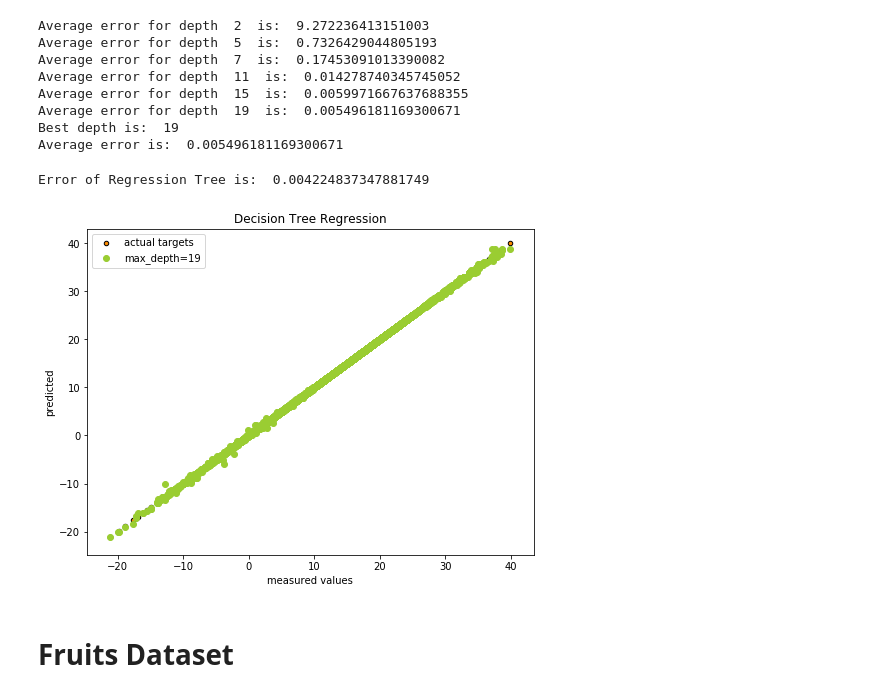
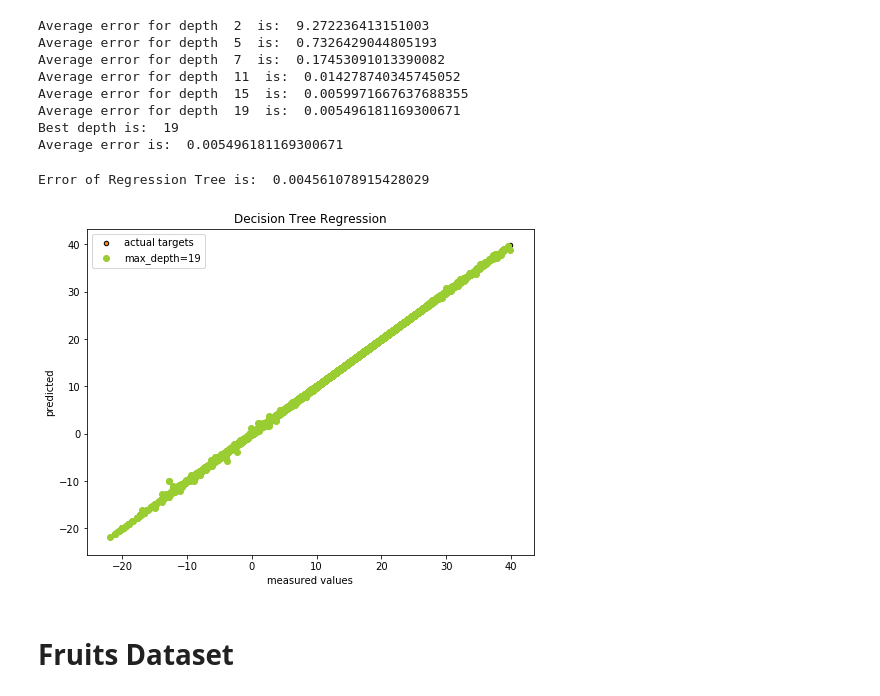
Before and after one commit to safashaikh/MLFinalProj, a Jupyter notebook: MLFinalProj.ipynb, the cells around one changed output. Drawn from its saved outputs; the diff is of its cells as text; code cells hidden in the pictures.

```diff
--- a/MLFinalProj.ipynb
+++ b/MLFinalProj.ipynb
@@ -347,23 +347,23 @@ Average error is:  0.005496181169300671
 # %%
 REG = DecisionTreeRegressor(max_depth=best_depth)
 REG.fit(X_train,y_train)
-y_pred = REG.predict(X_test)
-error = LA.norm(y_test-y_pred)**2/y_test.shape[0]
+y_pred = REG.predict(data)
+error = LA.norm(target-y_pred)**2/y_test.shape[0]
 print("Error of Regression Tree is: ",error)
 # %% [output]
-Error of Regression Tree is:  0.004224837347881749
+Error of Regression Tree is:  0.004561078915428029
 # %%
 # Plot the results
 plt.figure(figsize=(8,6))
-plt.scatter(y_test, y_test, s=20, edgecolor="black", c="darkorange", label="actual targets")
-plt.scatter(y_test, y_pred, color="yellowgreen", label="max_depth={}".format(best_depth))
+plt.scatter(target, target, s=20, edgecolor="black", c="darkorange", label="actual targets")
+plt.scatter(target, y_pred, color="yellowgreen", label="max_depth={}".format(best_depth))
 plt.xlabel("measured values")
 plt.ylabel("predicted")
 plt.title("Decision Tree Regression")
 plt.legend()
 plt.show()
 # %% [output]
-[figure, old version]
+[figure, new version]
 # %% [markdown]
 # Fruits Dataset
 # %% [markdown]
```
Also changed, not shown: parts of 6 cells of this notebook.
